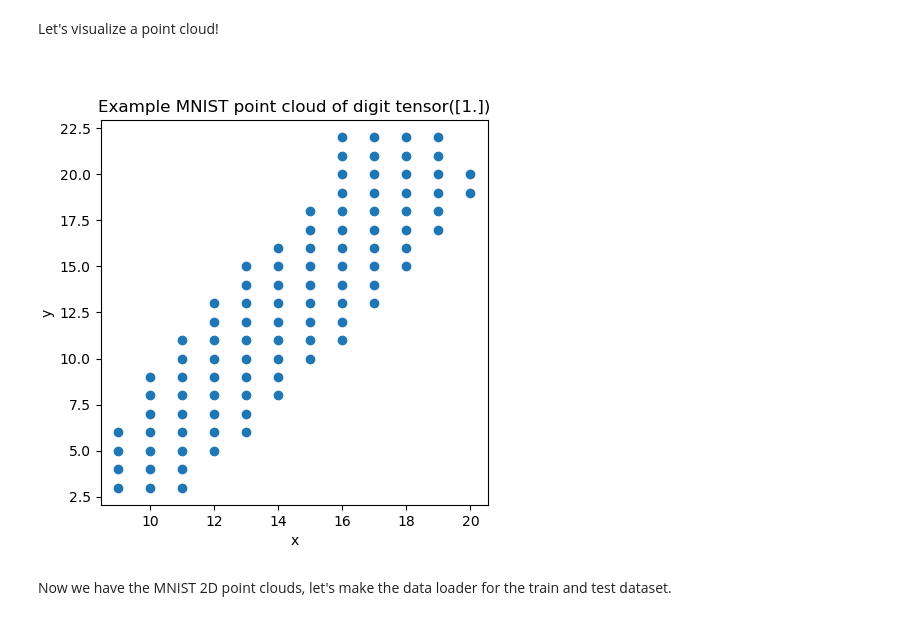
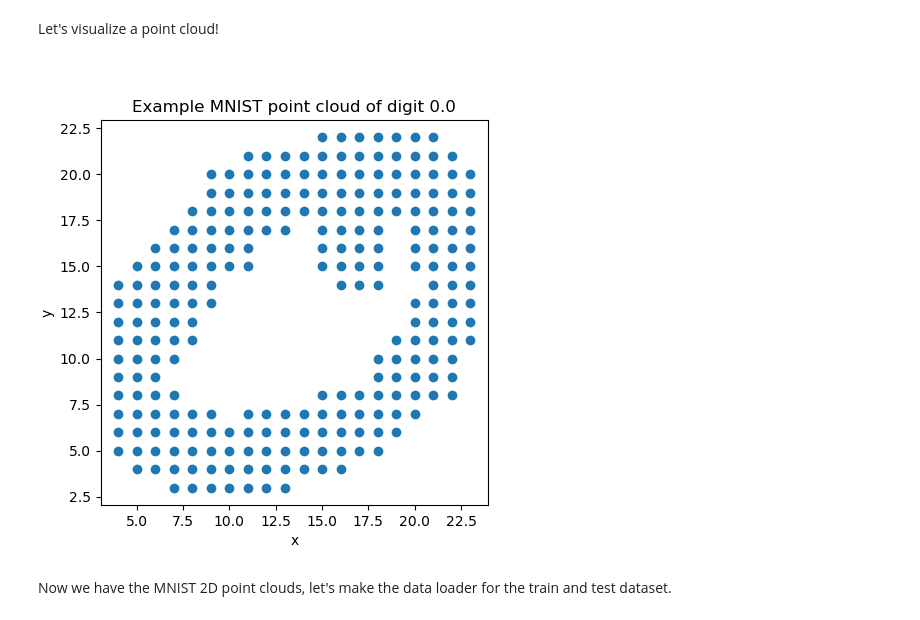
Before and after one commit to maotek/DeLA_Tutorial, a Jupyter notebook: notebook.ipynb, the cells around one changed output. Saved outputs shown, nothing was run; the diff lists cells and outputs as text; code cells hidden in the pictures.

```diff
--- a/notebook.ipynb
+++ b/notebook.ipynb
@@ -60,22 +60,22 @@ Let's visualize a point cloud!
 # %%
 %matplotlib widget
 
 idx = np.random.randint(X_train.shape[0])
 
 coords = X_train[idx]
 
 # Keep only the real points (where x != -1 and y != -1)
 coords = coords[(coords[:, 0] != -1) & (coords[:, 1] != -1)]
-label = y_train[idx]
+label = y_train[idx].item()
 
 plt.figure(figsize=(5,5))
 plt.scatter(coords[:, 0], coords[:, 1])
 plt.title(f"Example MNIST point cloud of digit {label}")
 plt.xlabel("x")
 plt.ylabel("y")
 plt.show()
 # %% [output]
-[figure, old version]
+[figure, new version]
 # %% [markdown]
 Now we have the MNIST 2D point clouds, let's make the data loader for the train and test dataset.
 # %%
```
Also changed, not shown: parts of 10 cells of this notebook, 1 other file.
